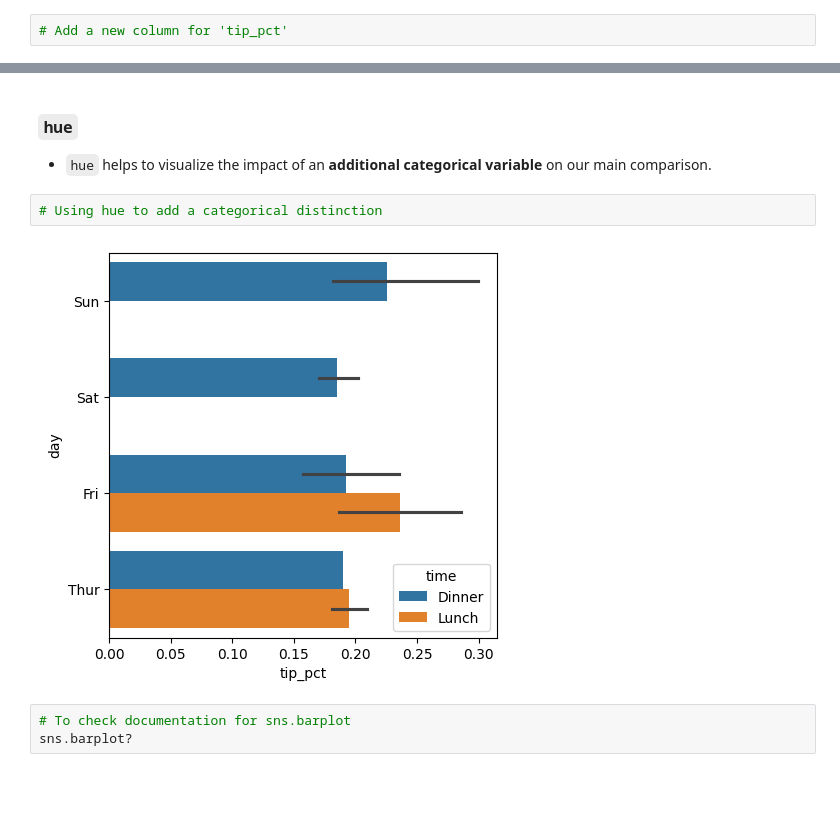
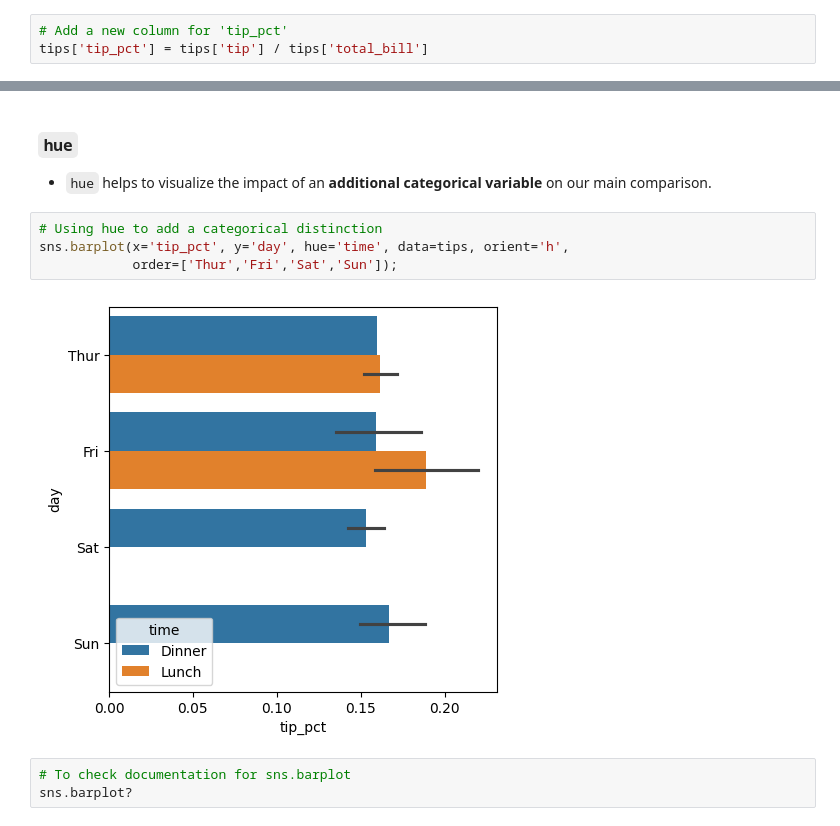
Before and after one commit to LLLLtr/STQD6014, a Jupyter notebook: P149793_03_Week12_Plotting_Visualization_20241224_WC.ipynb, the cells around one changed output, grey strips where cells are left out. Drawn from its saved outputs; the diff is of its cells as text; blank space fills up the shorter version.

```diff
--- a/P149793_03_Week12_Plotting_Visualization_20241224_WC.ipynb
+++ b/P149793_03_Week12_Plotting_Visualization_20241224_WC.ipynb
@@ -509,6 +543,7 @@ tips
 244 rows × 6 columns
 # %%
 # Add a new column for 'tip_pct'
+tips['tip_pct'] = tips['tip'] / tips['total_bill']
 # %%
 # Show top five rows
 tips.head()
@@ -529,8 +566,10 @@ tips.head()
 our main comparison.
 # %%
 # Using hue to add a categorical distinction
+sns.barplot(x='tip_pct', y='day', hue='time', data=tips, orient='h',
+            order=['Thur','Fri','Sat','Sun']);
 # %% [output]
-[figure, old version]
+[figure, new version]
 # %%
 # To check documentation for sns.barplot
 sns.barplot?
```
Also changed, not shown: parts of 35 cells of this notebook.
